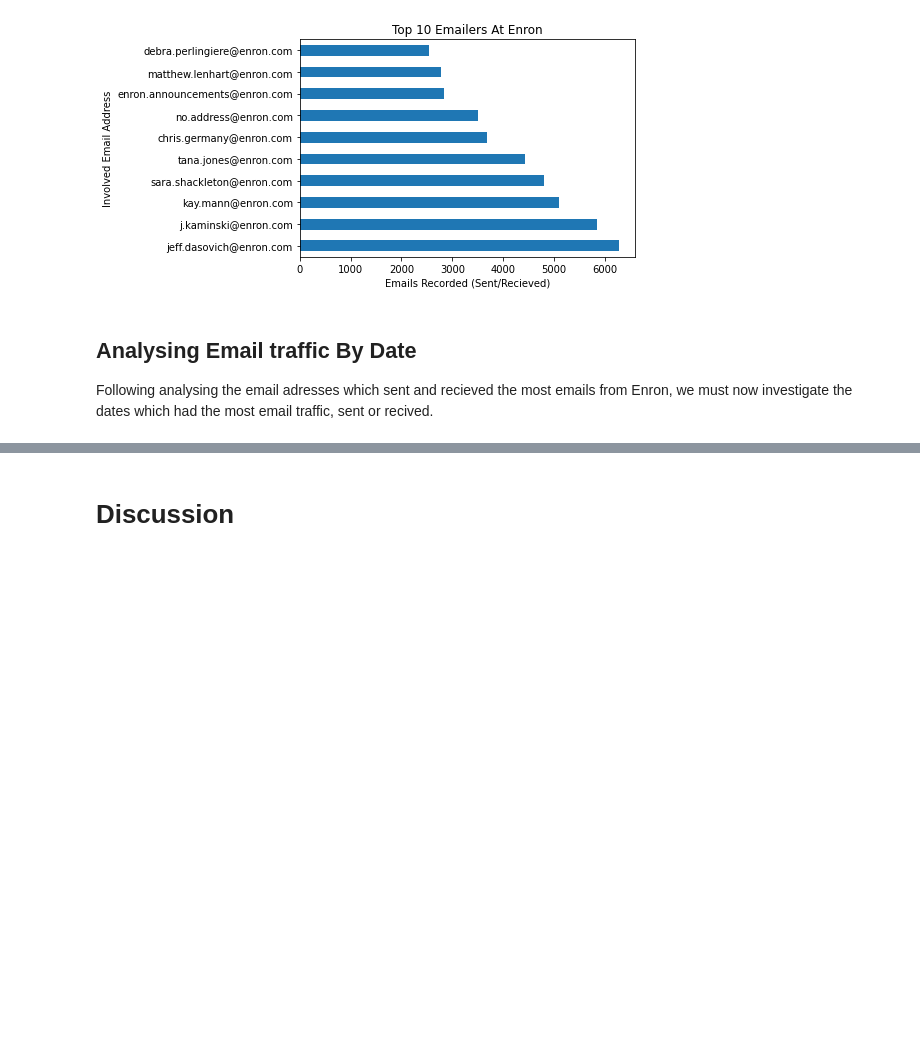
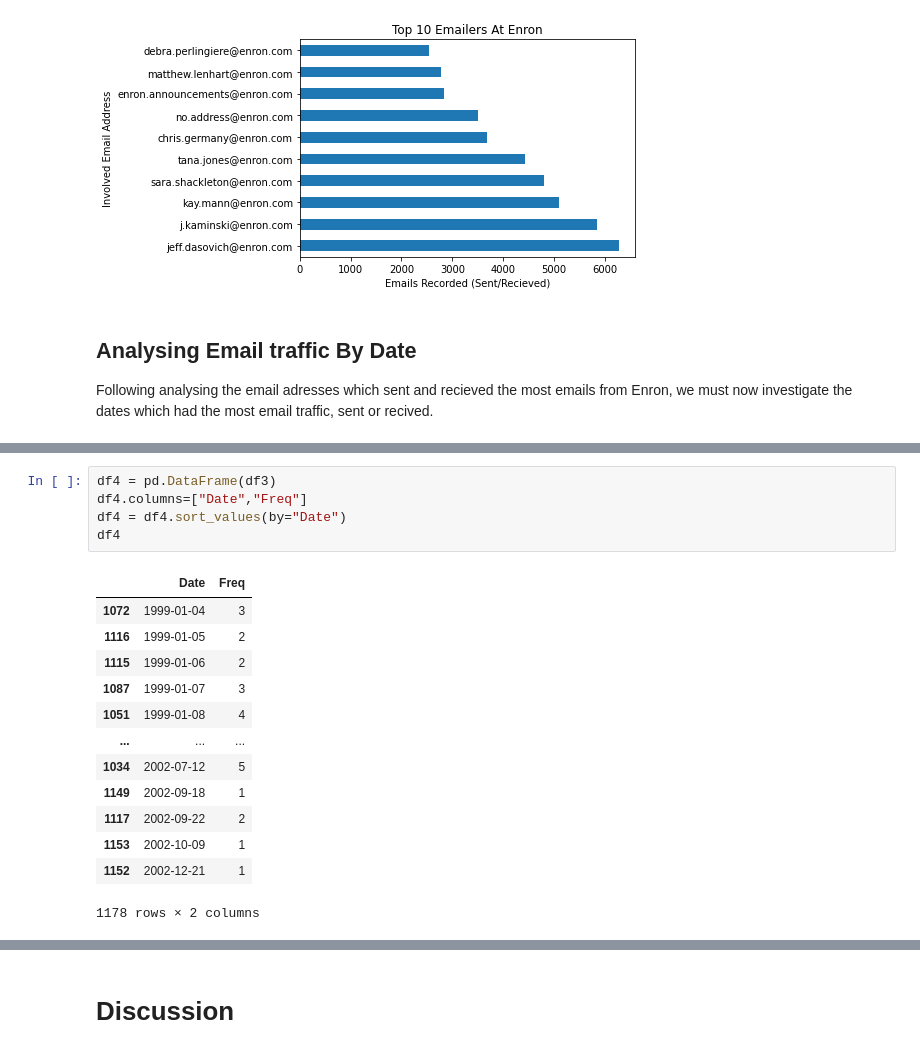
Before and after one commit to Toms201/Enron-Dataset-Analysis-ISYS2001-, a Jupyter notebook: ISYS2001_Assignment_Two.ipynb, the cells around one changed output, grey strips where cells are left out. Drawn from its saved outputs; the diff is of its cells as text; blank space fills up the shorter version.

```diff
--- a/ISYS2001_Assignment_Two.ipynb
+++ b/ISYS2001_Assignment_Two.ipynb
@@ -138,0 +216,19 @@ Following analysing the email adresses which sent and recieved the most emails f
+# %%
+df4 = pd.DataFrame(df3)
+df4.columns=["Date","Freq"]
+df4 = df4.sort_values(by="Date")
+df4
+# %% [output]
+|  | Date | Freq |
+| 1072 | 1999-01-04 | 3 |
+| 1116 | 1999-01-05 | 2 |
+| 1115 | 1999-01-06 | 2 |
+| 1087 | 1999-01-07 | 3 |
+| 1051 | 1999-01-08 | 4 |
+| ... | ... | ... |
+| 1034 | 2002-07-12 | 5 |
+| 1149 | 2002-09-18 | 1 |
+| 1117 | 2002-09-22 | 2 |
+| 1153 | 2002-10-09 | 1 |
+| 1152 | 2002-12-21 | 1 |
+1178 rows × 2 columns
```
Also changed, not shown: parts of 6 cells of this notebook.
